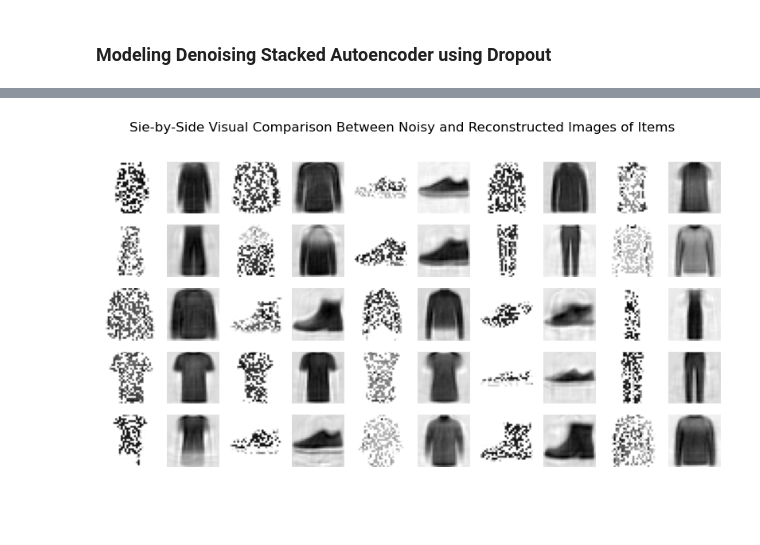
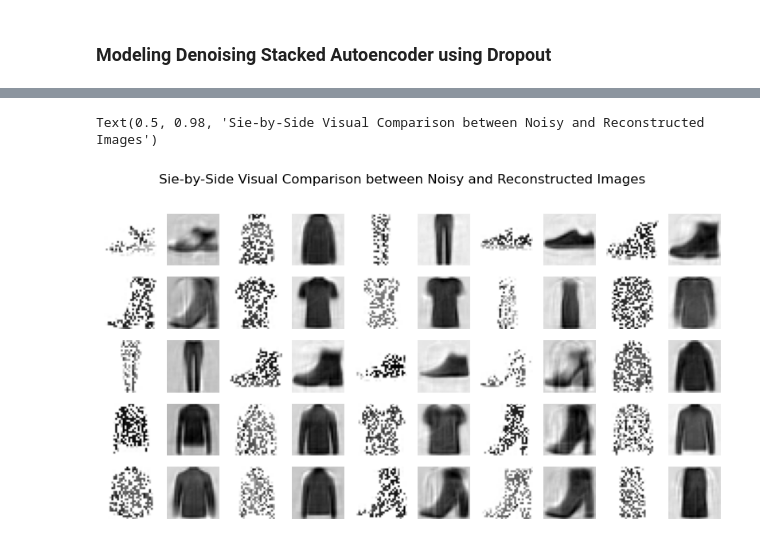
Before and after one commit to PradipKumarDas/Teaching, a Jupyter notebook: 22AML161-Deep_Learning/reconstructing_noisy_images_using_denoising_autoencoder.ipynb, the cells around one changed output, grey strips where cells are left out. Cells and saved outputs as stored; diff of their text form; code cells hidden in the pictures; blank space fills up the shorter version.

```diff
--- a/22AML161-Deep_Learning/reconstructing_noisy_images_using_denoising_autoencoder.ipynb
+++ b/22AML161-Deep_Learning/reconstructing_noisy_images_using_denoising_autoencoder.ipynb
@@ -33,15 +30,17 @@ dtype('uint8')
 # %%
 # Shows some of the fashion items as random samples
 
-fig,ax = plt.subplots(5,9,figsize = (10,5))     # Figure to contain subplots in 5-rows and 9-columns arrangement
+ROWS = 5
+COLUMNS = 9
+
+fig,ax = plt.subplots(ROWS, COLUMNS, figsize = (10,5))     # Figure to contain subplots in 5-rows and 9-columns arrangement
 ax = ax.ravel()                                 # Flattens the axes allowing accessing each axis contiguously
-for i in range(5*9):
-  rand = np.random.randint(0,len(X_train_full)) # Generate an index randomly to be used for random item selection
+for i in range(ROWS * COLUMNS):
+  rand = np.random.randint(0, len(X_train_full)) # Generate an index randomly to be used for random item selection
   image = X_train_full[rand]                    # Gets an image indexed by the random number generated in previous step
   ax[i].imshow(image, cmap = 'binary')          # Shows the image
   ax[i].set_title(y_train_full[rand])           # Sets the class of the image as title to be shown in the figure
   ax[i].axis("off")                             # Set the axis off for being non-relevant in this case
 
 fig.suptitle("Fashion Items")                   # Sets title of the figure
-fig.show()                                      # Finally, shows the figure
 # %% [output]
@@ -91,8 +87,8 @@ dropout_decoder = tf.keras.Sequential([
 dropout_autoencoder = tf.keras.Sequential([dropout_encoder, dropout_decoder])
 
 # Compiles the model
-# NOTE: Parameter "metrics" might not be required in this case as optimization will be based on loss function provided
-dropout_autoencoder.compile(loss="mse", optimizer="nadam")
+dropout_autoencoder.compile(
+    loss="mse", optimizer="nadam")  # metrics are optional as optimization will be based on loss function provided
 # %%
 # Fits the autoencoder
 history = dropout_autoencoder.fit(
@@ -145,3 +137,4 @@ plt.show()                                                      # Finally, shows
 # %%
-# Adds noise to all the images in the test set using dropout layer
-X_test_noisy = tf.keras.layers.Dropout(0.5)(X_test, training=True)
+# Adds random noise to all the images in the test set using dropout layer
+dropout_layer = tf.keras.layers.Dropout(0.5)
+X_test_noisy = dropout_layer(X_test, training=True)
@@ -156,24 +142,24 @@ plt.show()
 # Now, reconstructs noisy images by passing them through decoder
 reconstructed_test_images = dropout_autoencoder(X_test_noisy)
 # %%
-# Shows some of the fashion items as random samples
+# Shows few of randomly selected reconstructed images
 
 fig,ax = plt.subplots(5,10,figsize = (10,5))
 
 ax = ax.ravel()
 
 for i in range(25):
     rand = np.random.randint(0,len(X_test))
     noisy_image = X_test_noisy[rand]
     reconstructed_image = reconstructed_test_images[rand]
 
     ax[i*2].imshow(noisy_image, cmap = 'binary')
     ax[i*2].axis("off")
 
-    ax[i*2+1].imshow(reconstructed_image, cmap = 'binary')
-    ax[i*2+1].axis("off")
+    ax[i*2 + 1].imshow(reconstructed_image, cmap = 'binary')
+    ax[i*2 + 1].axis("off")
 
-fig.suptitle("Sie-by-Side Visual Comparison Between Noisy and Reconstructed Images of Items")
-fig.show()
+fig.suptitle("Sie-by-Side Visual Comparison between Noisy and Reconstructed Images")
 # %% [output]
+Text(0.5, 0.98, 'Sie-by-Side Visual Comparison between Noisy and Reconstructed Images')
-[figure, old version]
+[figure, new version]
```
Also changed, not shown: parts of 21 cells of this notebook, 7 other files.
